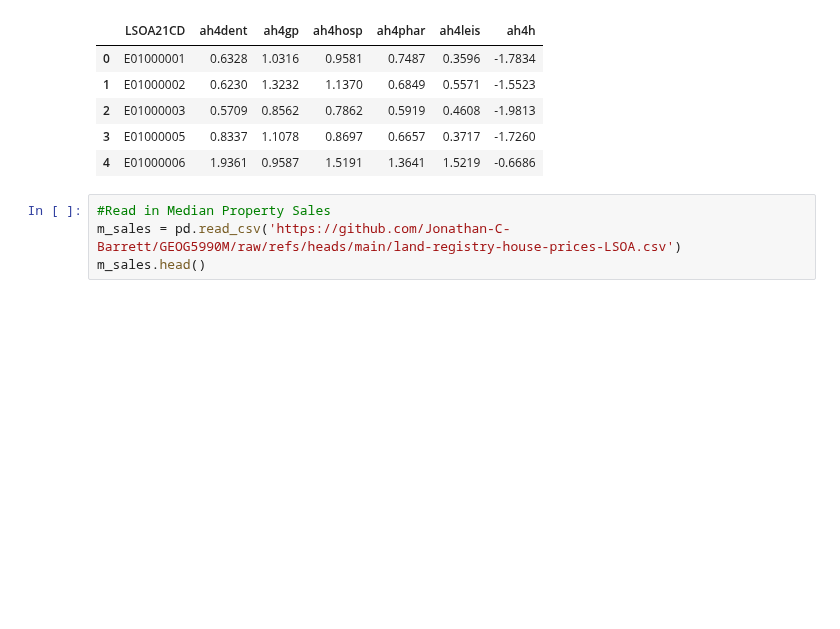
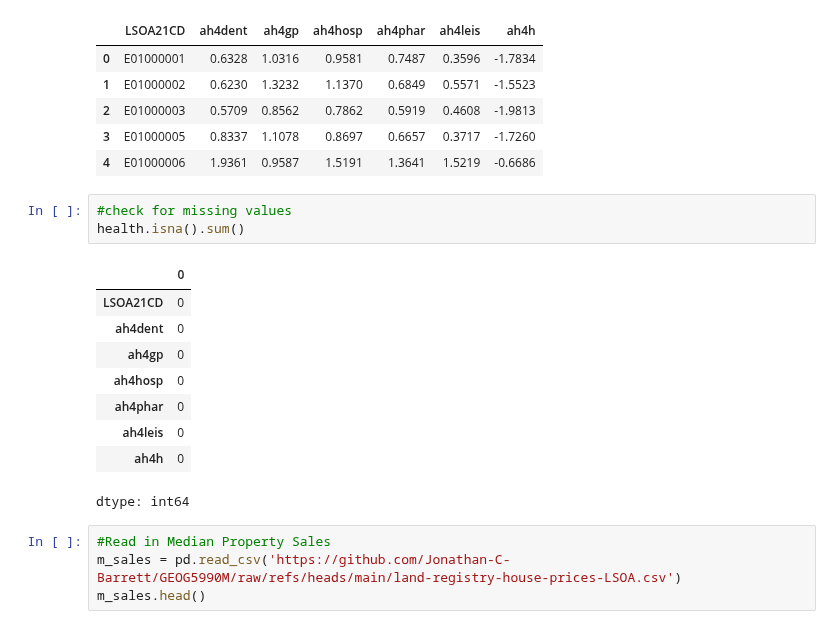
Before and after one commit to Jonathan-C-Barrett/GEOG5990M, a Jupyter notebook: GEOG5003M_Final_Project_template.ipynb, the cells around one changed output. Saved outputs shown, nothing was run; the diff lists cells and outputs as text; blank space fills up the shorter version.

```diff
--- a/GEOG5003M_Final_Project_template.ipynb
+++ b/GEOG5003M_Final_Project_template.ipynb
@@ -60,6 +60,19 @@ health.head()
 | 2 | E01000003 | 0.5709 | 0.8562 | 0.7862 | 0.5919 | 0.4608 | -1.9813 |
 | 3 | E01000005 | 0.8337 | 1.1078 | 0.8697 | 0.6657 | 0.3717 | -1.7260 |
 | 4 | E01000006 | 1.9361 | 0.9587 | 1.5191 | 1.3641 | 1.5219 | -0.6686 |
+# %%
+#check for missing values
+health.isna().sum()
+# %% [output]
+|  | 0 |
+| LSOA21CD | 0 |
+| ah4dent | 0 |
+| ah4gp | 0 |
+| ah4hosp | 0 |
+| ah4phar | 0 |
+| ah4leis | 0 |
+| ah4h | 0 |
+dtype: int64
 # %%
 #Read in Median Property Sales
 m_sales = pd.read_csv('https://github.com/Jonathan-C-Barrett/GEOG5990M/raw/refs/heads/main/land-registry-house-prices-LSOA.csv')
```
Also changed, not shown: parts of 7 cells of this notebook.
